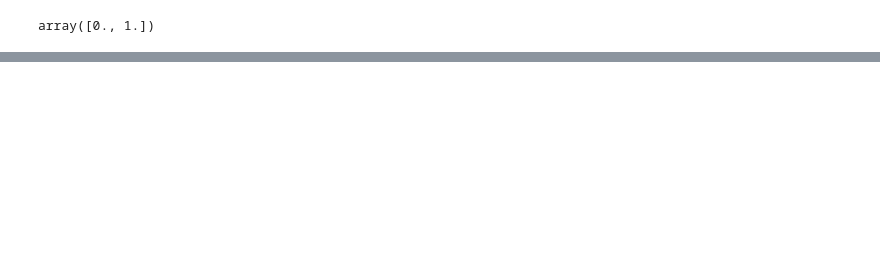
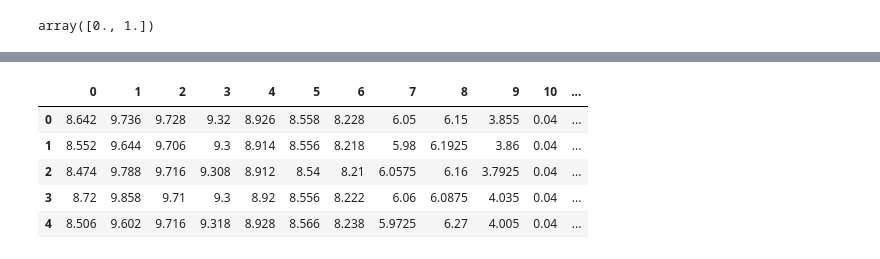
Before and after one commit to joaotiago-dias/metro_porto, a Jupyter notebook: data_preparation.ipynb, the cells around one changed output, grey strips where cells are left out. Saved outputs shown, nothing was run; the diff lists cells and outputs as text; code cells hidden in the pictures; blank space fills up the shorter version.

```diff
--- a/data_preparation.ipynb
+++ b/data_preparation.ipynb
@@ -586,0 +623,15 @@ np.save("npy_files/anomaly_list.npy", anomaly_list)
+# %%
+X_analog_feb_july = X_analog_feb_july.to_numpy()
+X_input_v2 = np.concatenate([
+    X_analog_feb_july[:, :-4],  #TP3
+    X_flattened,
+    X_analog_feb_july[:, -4:]
+], axis=1)
+pd.DataFrame(X_input_v2).head()
+# %% [output]
+|  | 0 | 1 | 2 | 3 | 4 | 5 | 6 | 7 | 8 | 9 | 10 | ... |
+| 0 | 8.642 | 9.736 | 9.728 | 9.32 | 8.926 | 8.558 | 8.228 | 6.05 | 6.15 | 3.855 | 0.04 | ... |
+| 1 | 8.552 | 9.644 | 9.706 | 9.3 | 8.914 | 8.556 | 8.218 | 5.98 | 6.1925 | 3.86 | 0.04 | ... |
+| 2 | 8.474 | 9.788 | 9.716 | 9.308 | 8.912 | 8.54 | 8.21 | 6.0575 | 6.16 | 3.7925 | 0.04 | ... |
+| 3 | 8.72 | 9.858 | 9.71 | 9.3 | 8.92 | 8.556 | 8.222 | 6.06 | 6.0875 | 4.035 | 0.04 | ... |
+| 4 | 8.506 | 9.602 | 9.716 | 9.318 | 8.928 | 8.566 | 8.238 | 5.9725 | 6.27 | 4.005 | 0.04 | ... |
```
Also changed, not shown: parts of 9 cells of this notebook.
